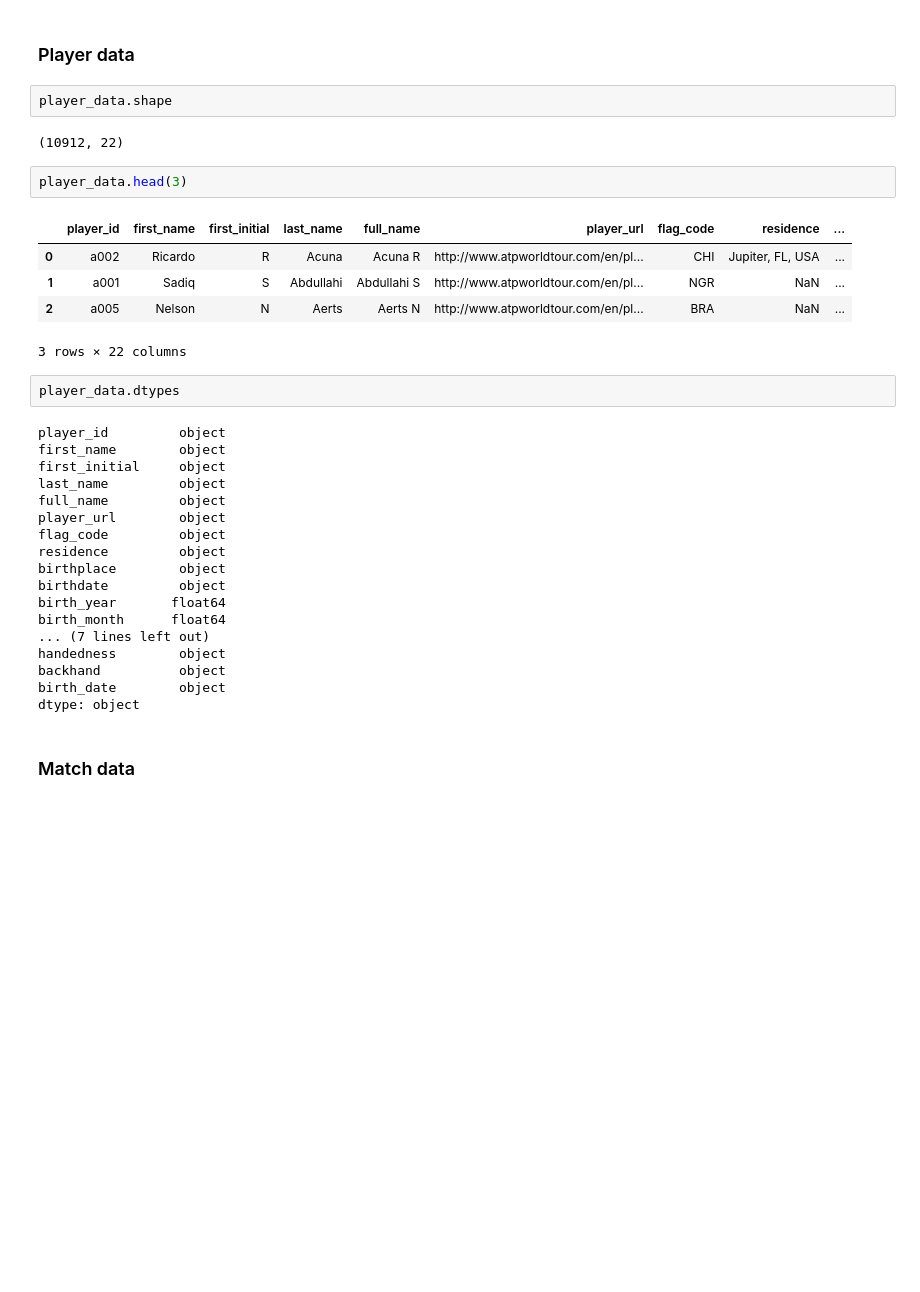
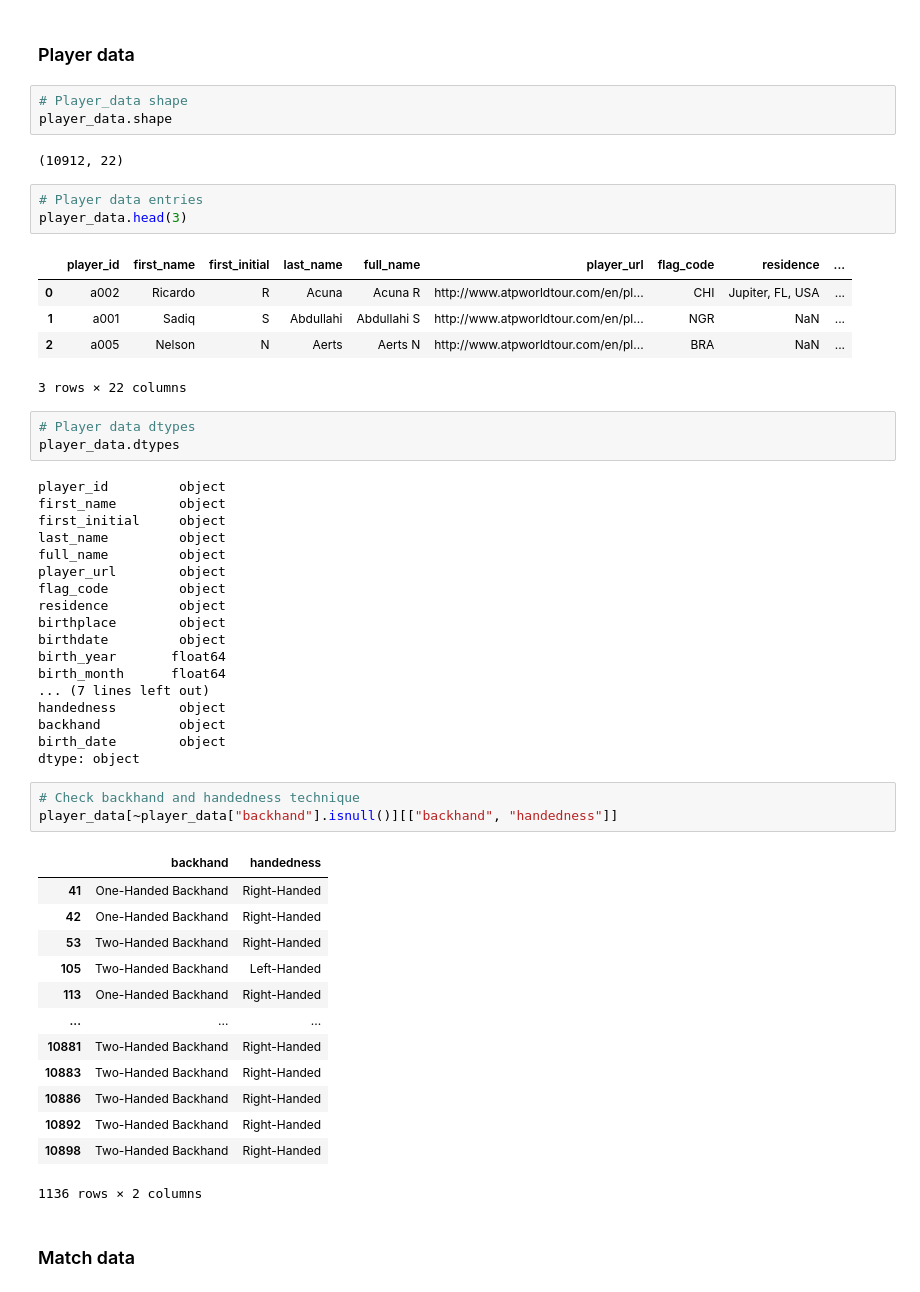
Before and after one commit to Shakhtery/data-mining, a Jupyter notebook: Data_Understanding.ipynb, the cells around one changed output. Saved outputs shown, nothing was run; the diff lists cells and outputs as text; blank space fills up the shorter version.

```diff
--- a/Data_Understanding.ipynb
+++ b/Data_Understanding.ipynb
@@ -20,10 +22,12 @@ for year in range(2000, 2022):
 # %% [markdown]
 ### Player data
 # %%
+# Player_data shape
 player_data.shape
 # %% [output]
 (10912, 22)
 # %%
+# Player data entries
 player_data.head(3)
 # %% [output]
 |  | player_id | first_name | first_initial | last_name | full_name | player_url | flag_code | residence | ... |
@@ -32,6 +36,7 @@ player_data.head(3)
 | 2 | a005 | Nelson | N | Aerts | Aerts N | http://www.atpworldtour.com/en/pl... | BRA | NaN | ... |
 3 rows × 22 columns
 # %%
+# Player data dtypes
 player_data.dtypes
 # %% [output]
 player_id         object
@@ -51,6 +56,23 @@ handedness        object
 backhand          object
 birth_date        object
 dtype: object
+# %%
+# Check backhand and handedness technique
+player_data[~player_data["backhand"].isnull()][["backhand", "handedness"]]
+# %% [output]
+|  | backhand | handedness |
+| 41 | One-Handed Backhand | Right-Handed |
+| 42 | One-Handed Backhand | Right-Handed |
+| 53 | Two-Handed Backhand | Right-Handed |
+| 105 | Two-Handed Backhand | Left-Handed |
+| 113 | One-Handed Backhand | Right-Handed |
+| ... | ... | ... |
+| 10881 | Two-Handed Backhand | Right-Handed |
+| 10883 | Two-Handed Backhand | Right-Handed |
+| 10886 | Two-Handed Backhand | Right-Handed |
+| 10892 | Two-Handed Backhand | Right-Handed |
+| 10898 | Two-Handed Backhand | Right-Handed |
+1136 rows × 2 columns
 # %% [markdown]
 ### Match data
 # %%
```
Also changed, not shown: parts of 38 cells of this notebook.
